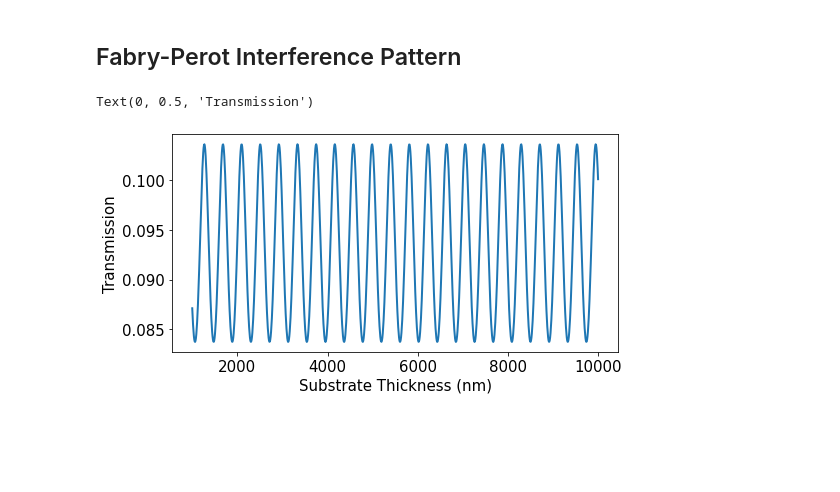
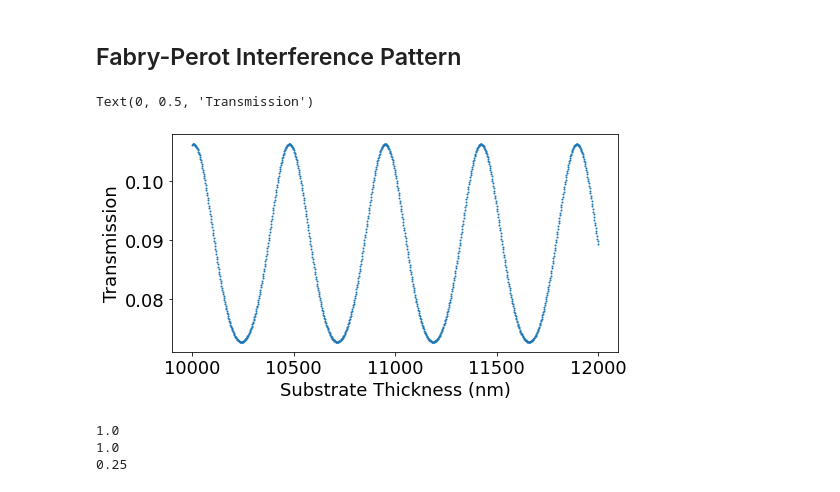
Before and after one commit to lukeh42/IDRIM, a Jupyter notebook: Extended Drude Model.ipynb, the cells around one changed output. Saved outputs shown, nothing was run; the diff lists cells and outputs as text; code cells hidden in the pictures; blank space fills up the shorter version.

```diff
--- a/Extended Drude Model.ipynb
+++ b/Extended Drude Model.ipynb
@@ -108,18 +108,27 @@ GraphRefractiveIndex(RI_array)
 # %% [markdown]
 ## Fabry-Perot Interference Pattern
 # %%
-Thick_array = np.linspace(1000, 10000, DIM)
+Thick_array = np.linspace(10000, 12000, DIM)
 R = np.zeros(DIM)
 T = np.zeros(DIM)
 A = np.zeros(DIM)
 
 for i in range(DIM):
-    Thicks = [inf, Parameters['thick'][2], Thick_array[i], inf]
+    Thicks = [inf, Parameters['thick'][1], Thick_array[i], inf]
     R[i], T[i], A[i] = TMM_Run(RI_array[0], Parameters['wavelength'], Thicks, 0)
 # %%
-plt.plot(Thick_array, T)
+plt.scatter(Thick_array, T, s=1)
 plt.xlabel("Substrate Thickness (nm)")
 plt.ylabel("Transmission")
 # %% [output]
 Text(0, 0.5, 'Transmission')
-[figure, old version]
+[figure, new version]
+# %%
+#2*pumpf/c*n.imag
+print(1/2*2)
+print((1/2)*2)
+print(1/(2*2))
+# %% [output]
+1.0
+1.0
+0.25
```
Also changed, not shown: parts of 11 cells of this notebook, 15 other files.
